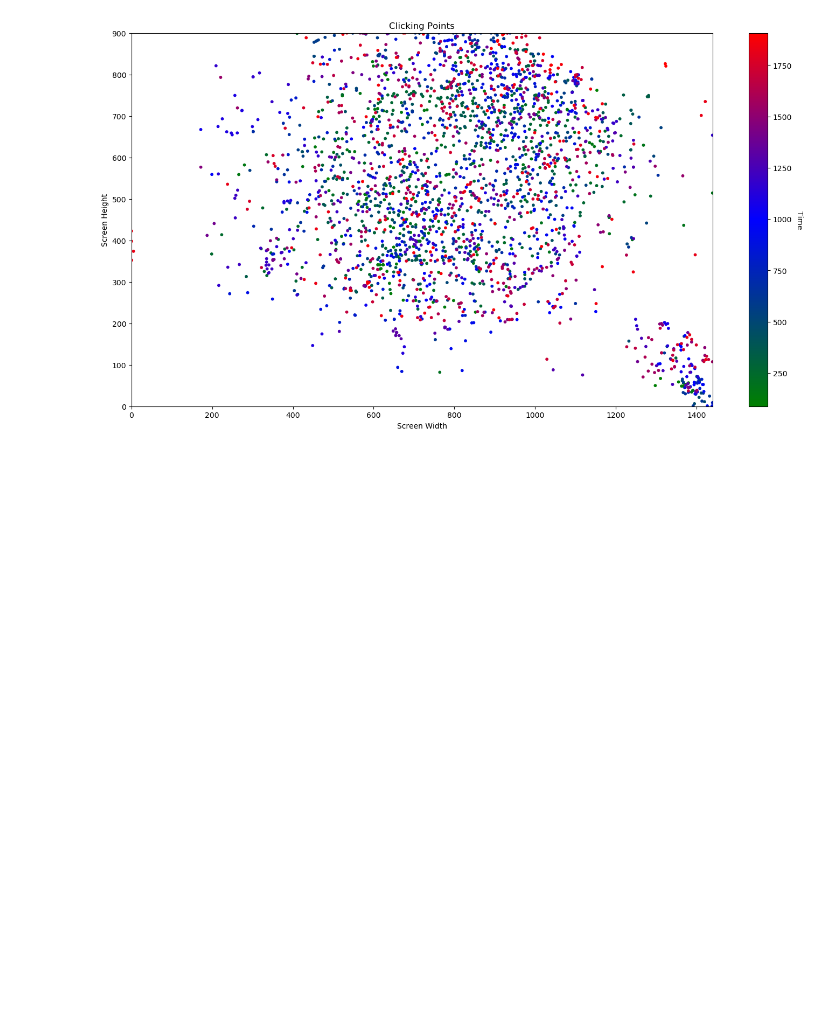
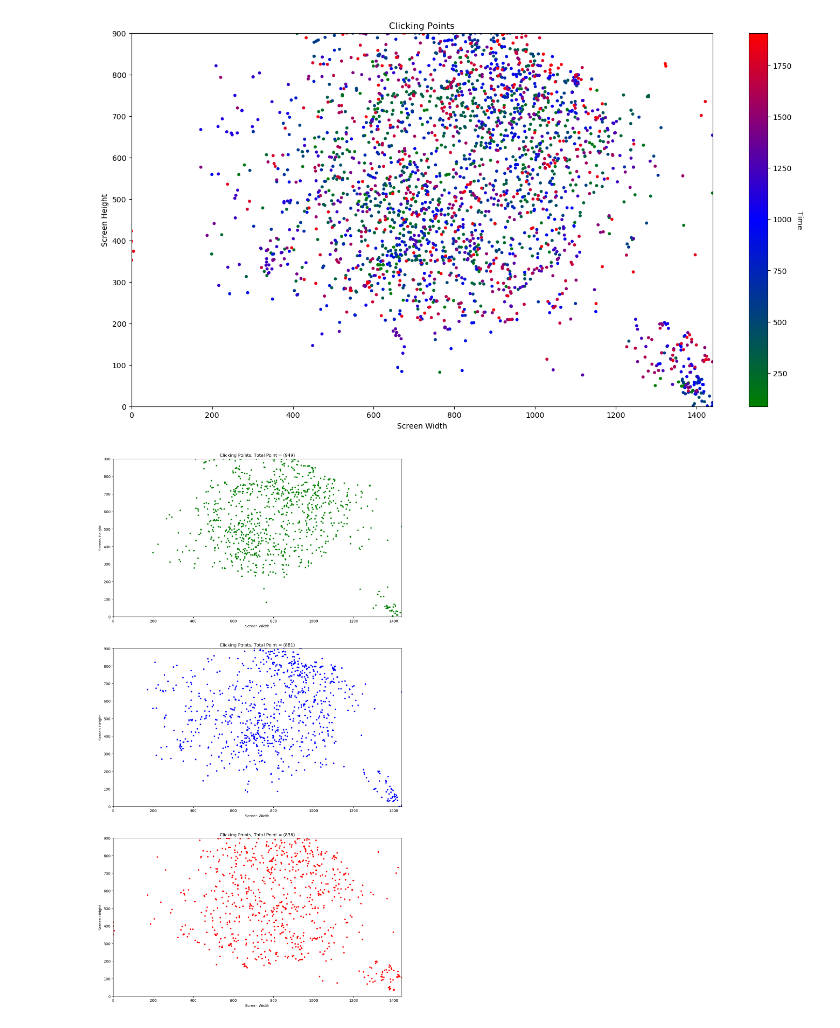
Before and after one commit to aliemre2023/click-logger, a Jupyter notebook: visualize.ipynb, the cells around one changed output. Saved outputs shown, nothing was run; the diff lists cells and outputs as text; code cells hidden in the pictures; blank space fills up the shorter version.

Commit message:
3 plot for made it easy to read

```diff
--- a/visualize.ipynb
+++ b/visualize.ipynb
@@ -65,0 +93,29 @@ plt.show()
+# %%
+plt.figure(figsize=((screen_width)/100, 3*screen_height/100))
+
+plt.subplot(3,1,1)
+plt.xlabel('Screen Width')
+plt.ylabel('Screen Height')
+plt.title(f'Clicking Points, Total Point = ({len(green_dots_x)})')
+plt.xlim(0, screen_width)
+plt.ylim(0, screen_height)
+plt.scatter(green_dots_x, green_dots_y, color="green", s=10)
+
+plt.subplot(3,1,2)
+plt.xlabel('Screen Width')
+plt.ylabel('Screen Height')
+plt.title(f'Clicking Points, Total Point = ({len(blue_dots_x)})')
+plt.xlim(0, screen_width)
+plt.ylim(0, screen_height)
+plt.scatter(blue_dots_x, blue_dots_y, color="blue", s=10)
+
+plt.subplot(3,1,3)
+plt.xlabel('Screen Width')
+plt.ylabel('Screen Height')
+plt.title(f'Clicking Points, Total Point = ({len(red_dots_x)})')
+plt.xlim(0, screen_width)
+plt.ylim(0, screen_height)
+plt.scatter(red_dots_x, red_dots_y, color="red", s=10)
+plt.show()
+# %% [output]
+[figure, added]
```
Also changed, not shown: parts of 1 cell of this notebook.
